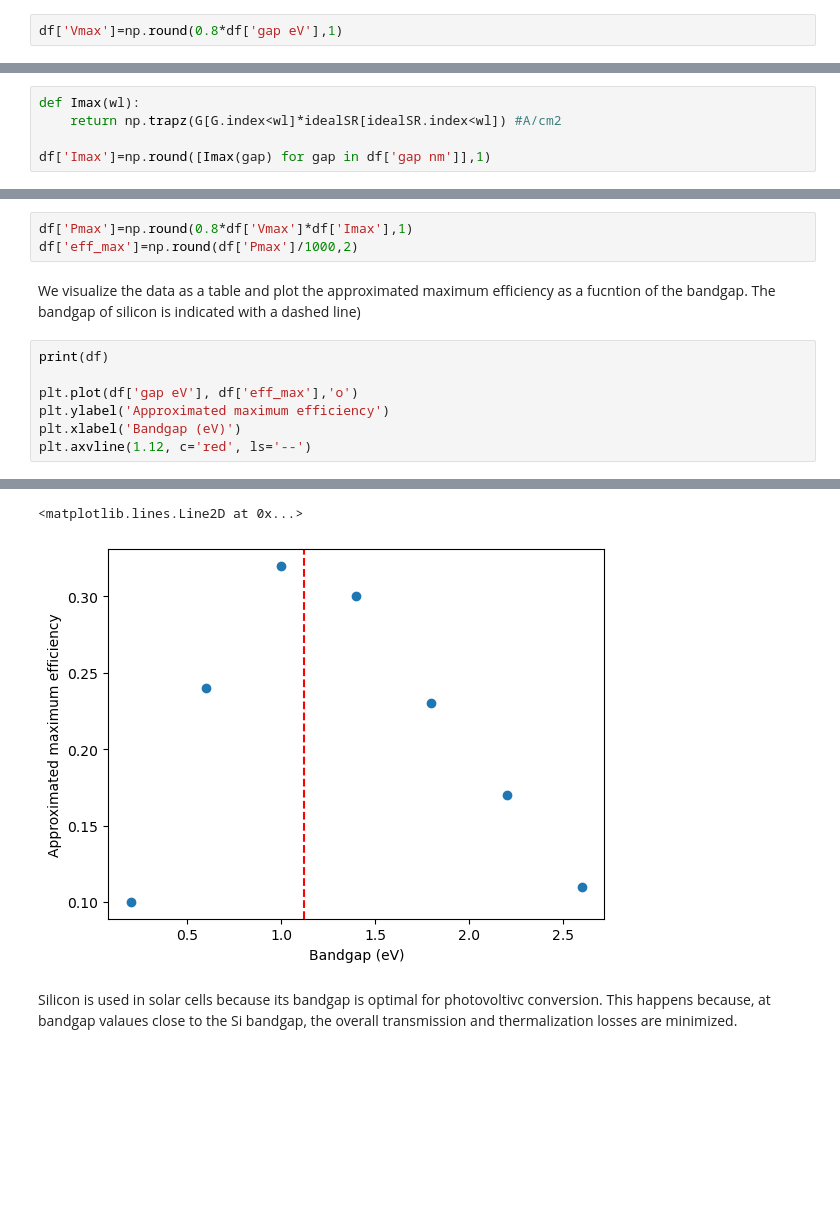
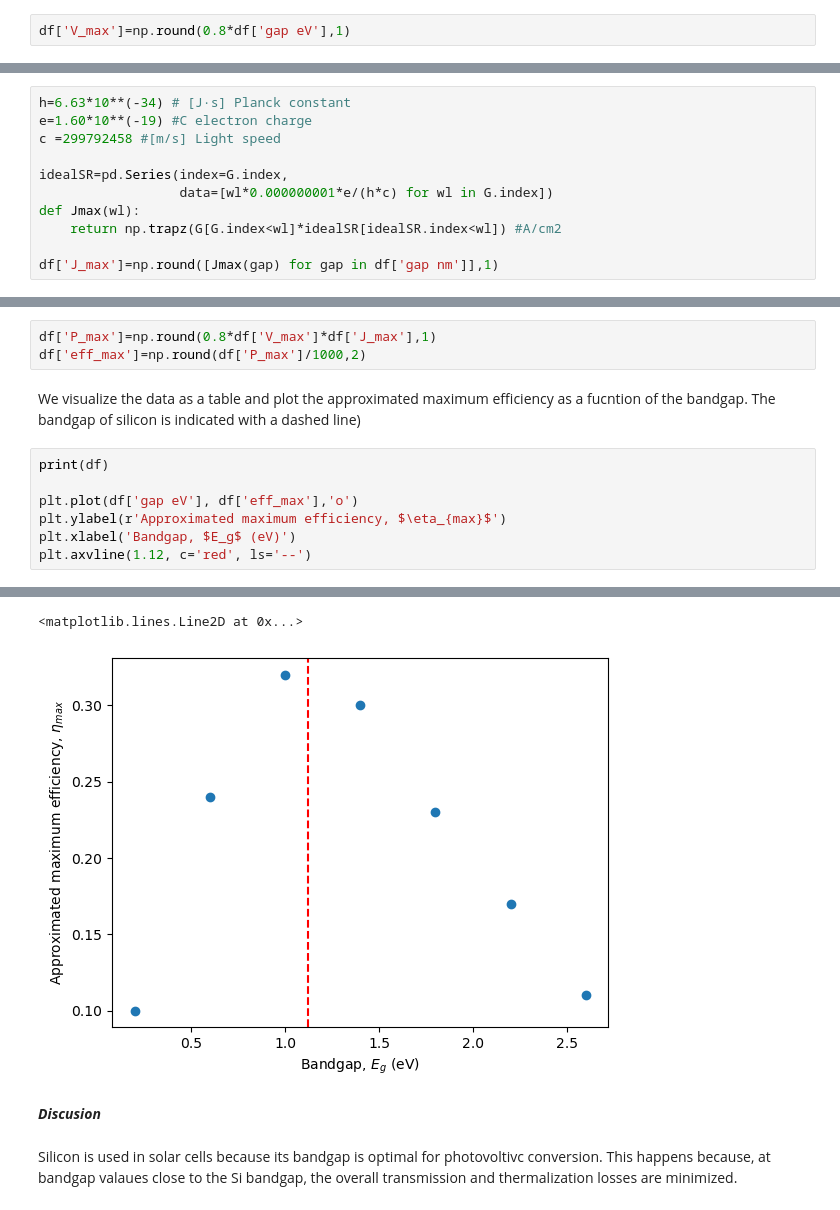
Before and after one commit to martavp/pv-textbook, a Jupyter notebook: Problems/Chapter_03/Problem3.6.ipynb, the cells around one changed output, grey strips where cells are left out. Drawn from its saved outputs; the diff is of its cells as text; blank space fills up the shorter version.

```diff
--- a/Problems/Chapter_03/Problem3.6.ipynb
+++ b/Problems/Chapter_03/Problem3.6.ipynb
@@ -89,5 +67,5 @@ We calculate the maximum voltage
 
 $V_{max}\approx 0.8\ E_g$ (V)
 # %%
-df['Vmax']=np.round(0.8*df['gap eV'],1)
+df['V_max']=np.round(0.8*df['gap eV'],1)
 # %% [markdown]
@@ -97,6 +77,12 @@ $I_{max}=\int G(\lambda) \cdot SR_{ideal}(\lambda) \ dx$ (A/m2)
 # %%
-def Imax(wl):
+h=6.63*10**(-34) # [J·s] Planck constant
+e=1.60*10**(-19) #C electron charge
+c =299792458 #[m/s] Light speed
+
+idealSR=pd.Series(index=G.index,
+                  data=[wl*0.000000001*e/(h*c) for wl in G.index])
+def Jmax(wl):
     return np.trapz(G[G.index<wl]*idealSR[idealSR.index<wl]) #A/cm2
 
-df['Imax']=np.round([Imax(gap) for gap in df['gap nm']],1)
+df['J_max']=np.round([Jmax(gap) for gap in df['gap nm']],1)
 # %% [markdown]
@@ -107,8 +93,8 @@ $P_{max} \approx 0.8\ I_{max} \cdot V_{max}$ (W/m2)
 
 $\eta_{max}= {P_{max} \over 1000}$
 # %%
-df['Pmax']=np.round(0.8*df['Vmax']*df['Imax'],1)
-df['eff_max']=np.round(df['Pmax']/1000,2)
+df['P_max']=np.round(0.8*df['V_max']*df['J_max'],1)
+df['eff_max']=np.round(df['P_max']/1000,2)
 # %% [markdown]
 We visualize the data as a table and
 plot the approximated maximum efficiency as a fucntion of the bandgap.
@@ -117,7 +103,7 @@ The bandgap of silicon is indicated with a dashed line)
 print(df)
 
 plt.plot(df['gap eV'], df['eff_max'],'o')
-plt.ylabel('Approximated maximum efficiency')
-plt.xlabel('Bandgap (eV)')
+plt.ylabel(r'Approximated maximum efficiency, $\eta_{max}$')
+plt.xlabel('Bandgap, $E_g$ (eV)')
 plt.axvline(1.12, c='red', ls='--')
 # %% [output]
@@ -132,5 +118,7 @@ plt.axvline(1.12, c='red', ls='--')
 <matplotlib.lines.Line2D at 0x...>
-[figure, old version]
+[figure, new version]
+# %% [markdown]
+***Discusion***
 # %% [markdown]
 Silicon is used in solar cells because its bandgap is optimal
 for photovoltivc conversion. This happens because, at bandgap valaues
```
Also changed, not shown: parts of 8 cells of this notebook, 3 other files.
